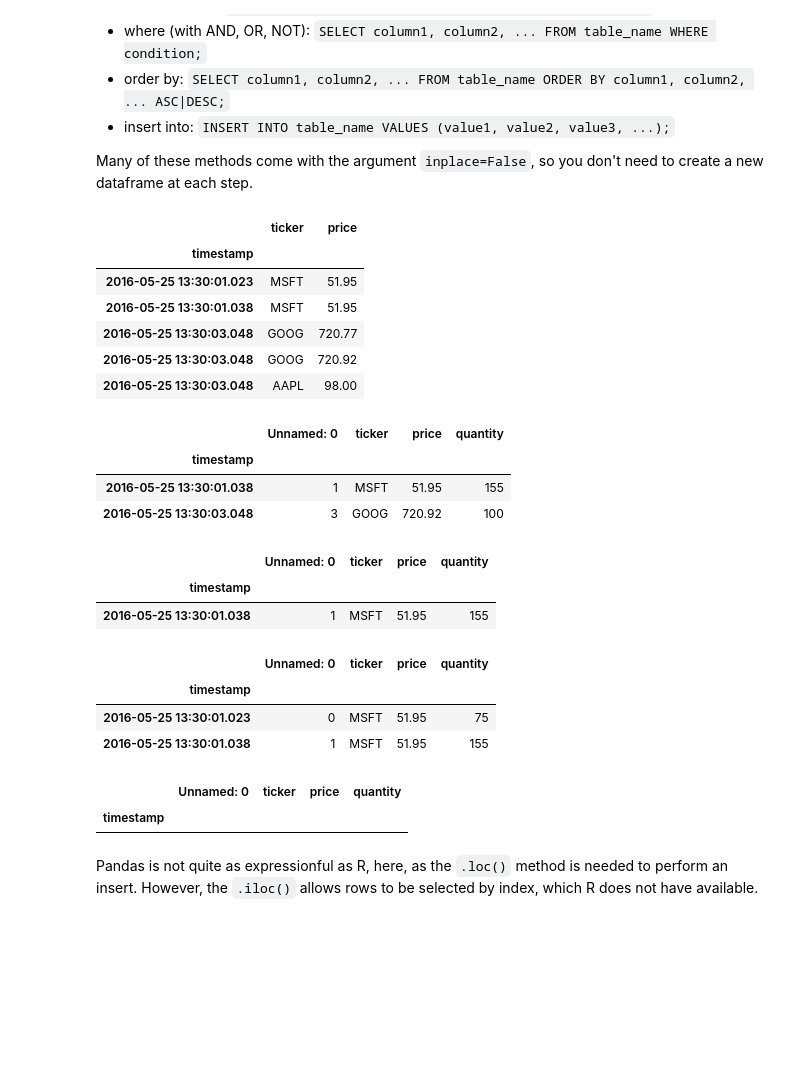
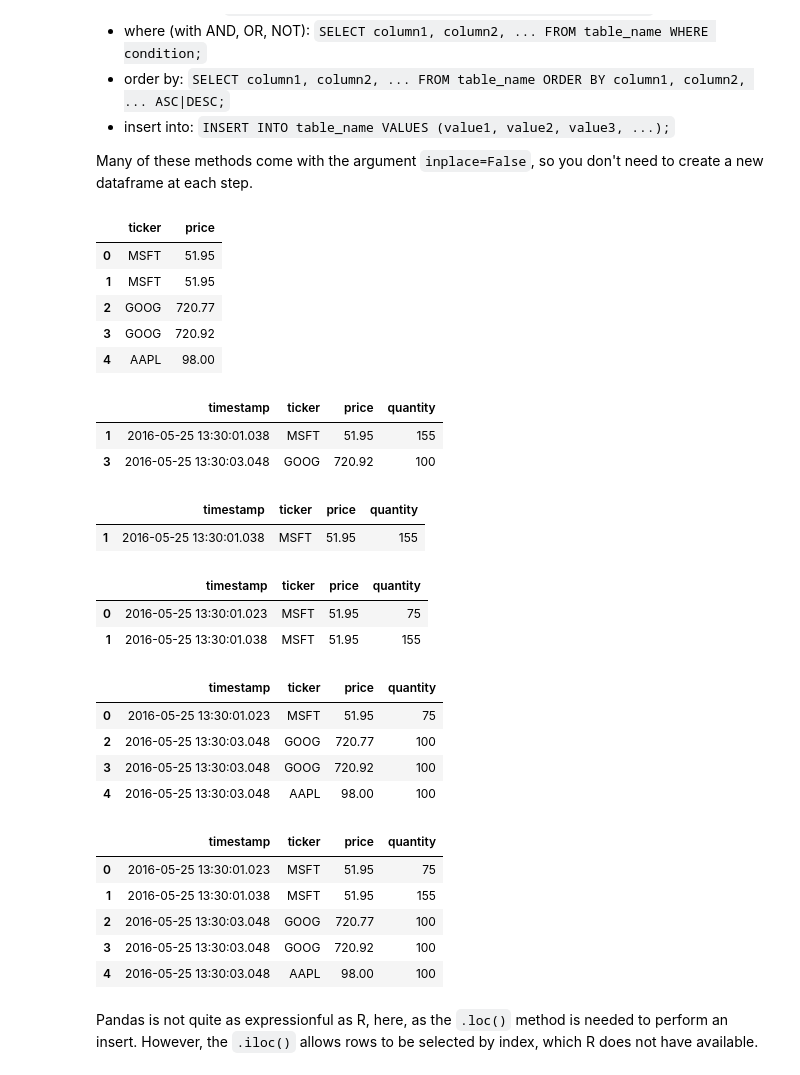
Before and after one commit to IMTorgDemo/Book-ai-for-banking-and-finance, a Jupyter notebook: notebooks/2-dataframe.ipynb, the cells around one changed output. Cells and saved outputs as stored; diff of their text form; code cells hidden in the pictures; blank space fills up the shorter version.

Commit message:
mod dataframe notebook for corrected indexing

```diff
--- a/notebooks/2-dataframe.ipynb
+++ b/notebooks/2-dataframe.ipynb
@@ -308,8 +317,8 @@ If reading from a file, then the `index_col` argument can be used to set the ind
 # %%
 #csv
 file_path = '../data/trades.csv'
-trades = pd.read_csv(file_path, index_col='timestamp')
-trades.shape
+trades_tmp = pd.read_csv(file_path, index_col='timestamp')
+trades_tmp.shape
 # %% [output]
 (5, 4)
 # %% [markdown]
@@ -329,42 +338,48 @@ Many of these methods come with the argument `inplace=False`, so you don't need
 trades[['ticker', 'price']]
 # %% [output]
 |  | ticker | price |
-| timestamp |  |  |
-| 2016-05-25 13:30:01.023 | MSFT | 51.95 |
-| 2016-05-25 13:30:01.038 | MSFT | 51.95 |
-| 2016-05-25 13:30:03.048 | GOOG | 720.77 |
-| 2016-05-25 13:30:03.048 | GOOG | 720.92 |
-| 2016-05-25 13:30:03.048 | AAPL | 98.00 |
+| 0 | MSFT | 51.95 |
+| 1 | MSFT | 51.95 |
+| 2 | GOOG | 720.77 |
+| 3 | GOOG | 720.92 |
+| 4 | AAPL | 98.00 |
 # %%
 #select distinct: `SELECT DISTINCT column1, column2, ... FROM table_name;`
 trades[trades.duplicated(subset=['ticker'], keep='first')]
 # %% [output]
-|  | Unnamed: 0 | ticker | price | quantity |
-| timestamp |  |  |  |  |
-| 2016-05-25 13:30:01.038 | 1 | MSFT | 51.95 | 155 |
-| 2016-05-25 13:30:03.048 | 3 | GOOG | 720.92 | 100 |
+|  | timestamp | ticker | price | quantity |
+| 1 | 2016-05-25 13:30:01.038 | MSFT | 51.95 | 155 |
+| 3 | 2016-05-25 13:30:03.048 | GOOG | 720.92 | 100 |
 # %%
 #where (with AND, OR, NOT): `SELECT column1, column2, ... FROM table_name WHERE condition;`
 trades[ (trades['ticker']=='MSFT') & (trades['quantity']>75)]
 # %% [output]
-|  | Unnamed: 0 | ticker | price | quantity |
-| timestamp |  |  |  |  |
-| 2016-05-25 13:30:01.038 | 1 | MSFT | 51.95 | 155 |
+|  | timestamp | ticker | price | quantity |
+| 1 | 2016-05-25 13:30:01.038 | MSFT | 51.95 | 155 |
 # %%
 trades[ (trades['ticker']=='MSFT') | (trades['quantity']<75)]
 # %% [output]
-|  | Unnamed: 0 | ticker | price | quantity |
-| timestamp |  |  |  |  |
-| 2016-05-25 13:30:01.023 | 0 | MSFT | 51.95 | 75 |
-| 2016-05-25 13:30:01.038 | 1 | MSFT | 51.95 | 155 |
+|  | timestamp | ticker | price | quantity |
+| 0 | 2016-05-25 13:30:01.023 | MSFT | 51.95 | 75 |
+| 1 | 2016-05-25 13:30:01.038 | MSFT | 51.95 | 155 |
 # %%
-trades[ ~((trades['ticker']=='MSFT') | (trades['quantity']>75))]
+trades[ ~((trades['ticker']=='MSFT') & (trades['quantity']>75))]
 # %% [output]
-|  | Unnamed: 0 | ticker | price | quantity |
-| timestamp |  |  |  |  |
+|  | timestamp | ticker | price | quantity |
+| 0 | 2016-05-25 13:30:01.023 | MSFT | 51.95 | 75 |
+| 2 | 2016-05-25 13:30:03.048 | GOOG | 720.77 | 100 |
+| 3 | 2016-05-25 13:30:03.048 | GOOG | 720.92 | 100 |
+| 4 | 2016-05-25 13:30:03.048 | AAPL | 98.00 | 100 |
 # %%
 #order by: `SELECT column1, column2, ... FROM table_name ORDER BY column1, column2, ... ASC|DESC;`
 trades.sort_values(by=['ticker'], ascending=False, inplace=False)
+# %% [output]
+|  | timestamp | ticker | price | quantity |
+| 0 | 2016-05-25 13:30:01.023 | MSFT | 51.95 | 75 |
+| 1 | 2016-05-25 13:30:01.038 | MSFT | 51.95 | 155 |
+| 2 | 2016-05-25 13:30:03.048 | GOOG | 720.77 | 100 |
+| 3 | 2016-05-25 13:30:03.048 | GOOG | 720.92 | 100 |
+| 4 | 2016-05-25 13:30:03.048 | AAPL | 98.00 | 100 |
 # %% [markdown]
 Pandas is not quite as expressionful as R, here, as the `.loc()` method is needed to perform an insert.  However, the `.iloc()` allows rows to be selected by index, which R does not have available.
 # %%
```
Also changed, not shown: parts of 31 cells of this notebook, 1 other file.
